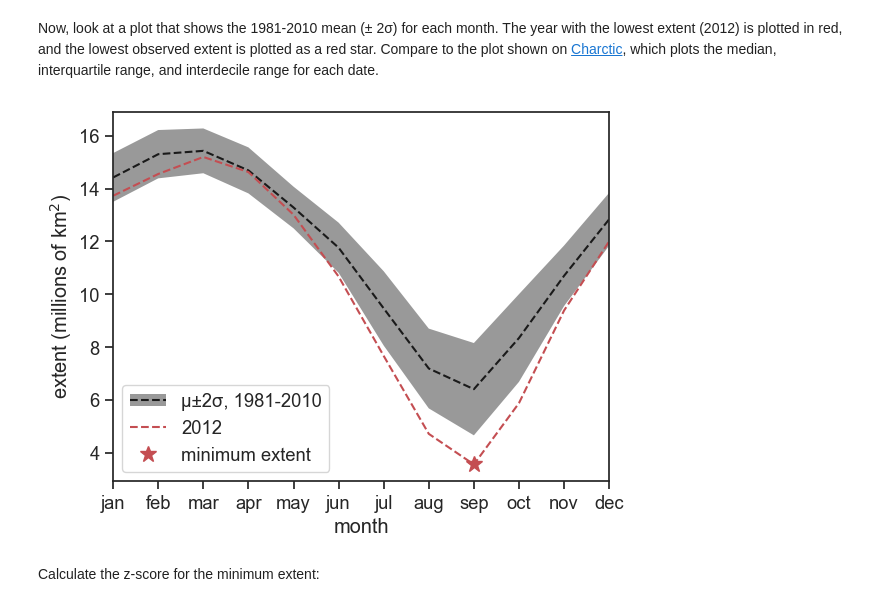
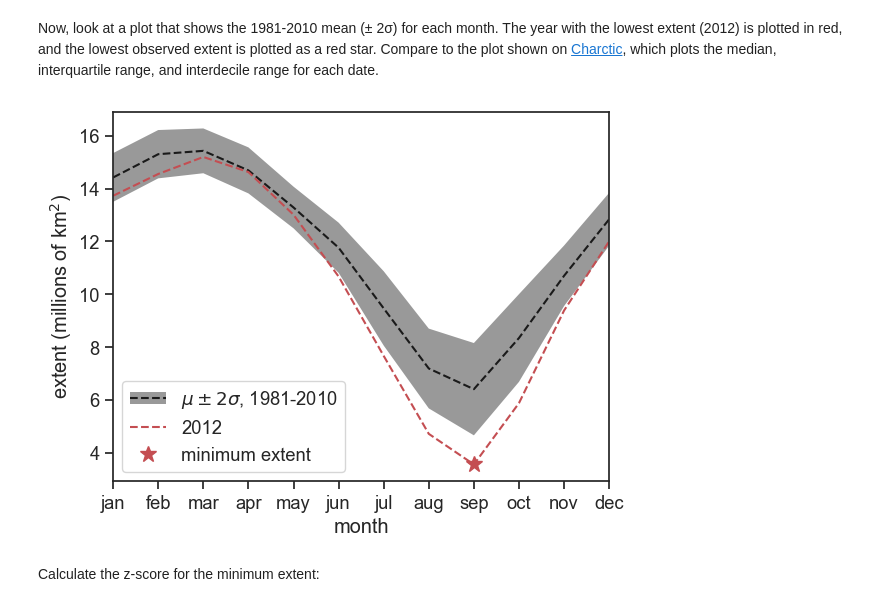
Before and after one commit to iamdonovan/egm115, a Jupyter notebook: analysis.ipynb, the cells around one changed output. Cells and saved outputs as stored; diff of their text form; code cells hidden in the pictures.

```diff
--- a/analysis.ipynb
+++ b/analysis.ipynb
@@ -210,20 +212,20 @@ Now, look at a plot that shows the 1981-2010 mean (± 2σ) for each month. The y
 # %%
 fig, ax = plt.subplots(1, 1)
 
 band = ax.fill_between(climate_avg.index, climate_avg - 2*climate_var, climate_avg + 2*climate_var, fc='0.5', ec='none', alpha=0.8, label='±2σ')
 mean, = ax.plot(climate_avg.index, climate_avg, 'k--', label='µ')
 
 minyear, = ax.plot(sea_ice.loc[sea_ice['year'] == min_year, 'month'], sea_ice.loc[sea_ice['year'] == min_year, 'nh-extent'], 'r--', label='2012')
 minval, = ax.plot(sea_ice.loc[min_val, 'month'], sea_ice.loc[min_val, 'nh-extent'], 'r*', ms=12, label='minimum extent')
 
 _ = ax.set_xticks(range(1, 13), names)
 ax.set_xlim(1, 12)
 
 ax.set_xlabel('month')
 ax.set_ylabel('extent (millions of km$^2$)')
-_ = ax.legend([(band, mean), minyear, minval], ['µ±2σ, 1981-2010', '2012', 'minimum extent'], loc='lower left')
+_ = ax.legend([(band, mean), minyear, minval], ['$\mu\pm 2\sigma$, 1981-2010', '2012', 'minimum extent'], loc='lower left')
 # %% [output]
-[figure, old version]
+[figure, new version]
 # %% [markdown]
 Calculate the z-score for the minimum extent:
 # %%
```
Also changed, not shown: parts of 4 cells of this notebook.
